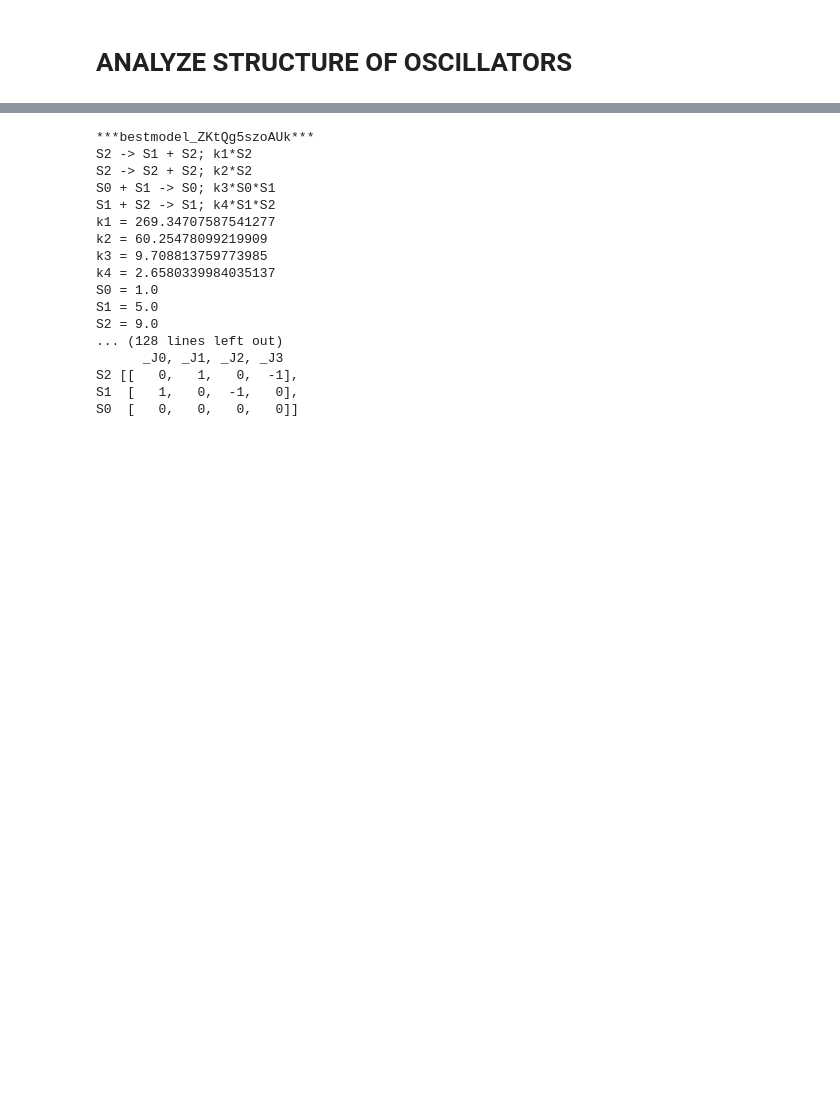
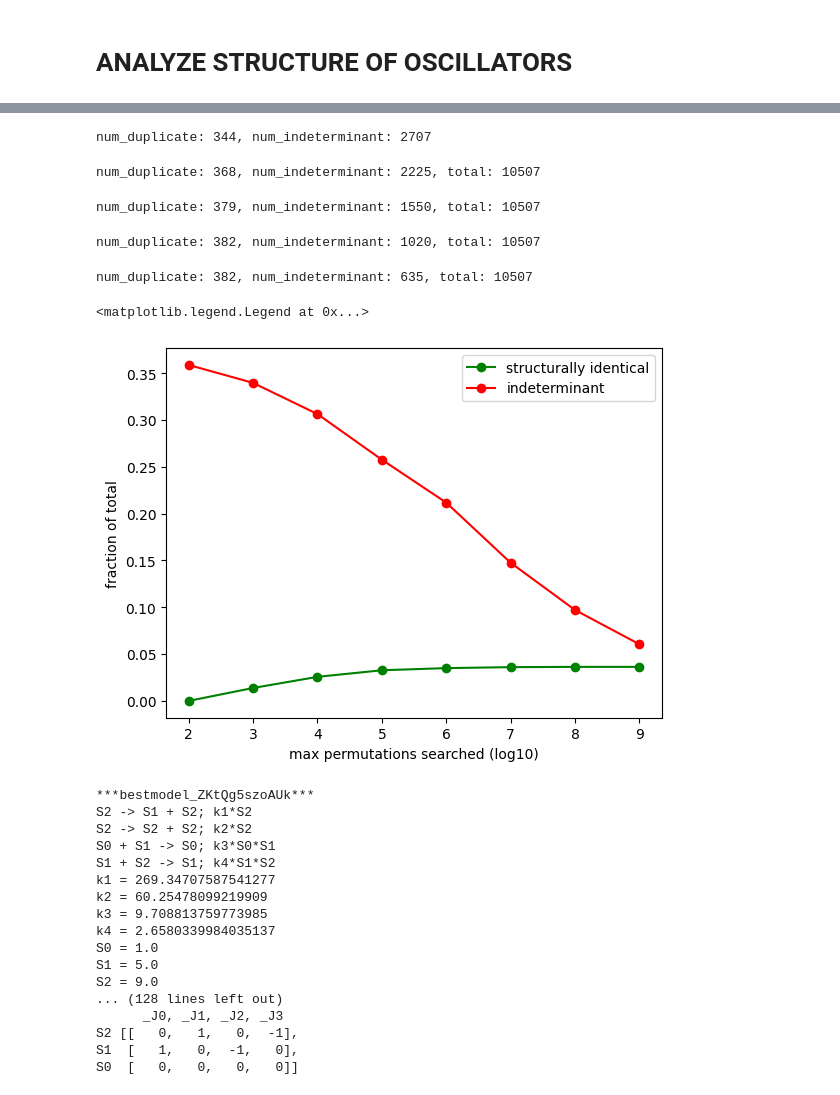
Before and after one commit to ModelEngineering/pySubnetSB, a Jupyter notebook: notebooks/analyze_structure.ipynb, the cells around one changed output, grey strips where cells are left out. Saved outputs shown, nothing was run; the diff lists cells and outputs as text; code cells hidden in the pictures; blank space fills up the shorter version.

```diff
--- a/notebooks/analyze_structure.ipynb
+++ b/notebooks/analyze_structure.ipynb
@@ -11,4 +17,6 @@ import tellurium as te
 # %%
 OSCILLATOR_PROJECT_DIR = "/Users/jlheller/home/Technical/repos/OscillatorDatabase"
 STRUCTURALLY_IDENTICAL_FILES = "bestmodel_ZKtQg5szoAUk---bestmodel_lTR7BUrpcTAy---bestmodel_Y4fPEi7PvO0w---bestmodel_yhI1I1IxoudY---bestmodel_wCBCoNxIRqb0---bestmodel_xTKG3iamyD4S---bestmodel_ZqsnhNDEiUsx".split("---")
-DIRECTORY = os.path.join(OSCILLATOR_PROJECT_DIR, "Oscillators_DOE_JUNE_12_C_27662")
+IDENTITY_STRONG_PATH_DCT = {d: os.path.join(cn.DATA_DIR, "strong_identity_1B", "identity_" + d + ".txt") for d in cn.OSCILLATOR_DIRS}
+IDENTITY_WEAK_PATH_DCT = {d: os.path.join(cn.DATA_DIR, "weak_identity_1B", "identity_" + d + ".txt") for d in cn.OSCILLATOR_DIRS}
+IDENTITY_WEAK_PATH_DCT
@@ -29,3 +96,73 @@ print(cn.OSCILLATOR_DIRS)
+# %%
+# Statistics: Fraction unique
+results = makeResultStr('Oscillators_June_10_B_10507')
+num_duplicate = np.sum([v.count("---") for v in results])
+#
+num_indeterminant = np.sum([v.count("*") for v in results])
+#
+print (f"num_duplicate: {num_duplicate}, num_indeterminant: {num_indeterminant}")
+# %% [output]
+num_duplicate: 344, num_indeterminant: 2707
+# %%
+# Statistics: Fraction unique
+results = makeResultStr('Oscillators_June_10_B_10507')
+num_duplicate = np.sum([v.count("---") for v in results])
+#
+num_indeterminant = np.sum([v.count("*") for v in results])
+#
+total = len(results) + num_duplicate
+#
+print (f"num_duplicate: {num_duplicate}, num_indeterminant: {num_indeterminant}, total: {total}")
+# %% [output]
+num_duplicate: 368, num_indeterminant: 2225, total: 10507
+# %%
+# Statistics: Fraction unique
+results = makeResultStr('Oscillators_June_10_B_10507')
+num_duplicate = np.sum([v.count("---") for v in results])
+#
+num_indeterminant = np.sum([v.count("*") for v in results])
+#
+total = len(results) + num_duplicate
+#
+print (f"num_duplicate: {num_duplicate}, num_indeterminant: {num_indeterminant}, total: {total}")
+# %% [output]
+num_duplicate: 379, num_indeterminant: 1550, total: 10507
+# %%
+# Statistics: Fraction unique
+results = makeResultStr('Oscillators_June_10_B_10507')
+num_duplicate = np.sum([v.count("---") for v in results])
+#
+num_indeterminant = np.sum([v.count("*") for v in results])
+#
+total = len(results) + num_duplicate
+#
+print (f"num_duplicate: {num_duplicate}, num_indeterminant: {num_indeterminant}, total: {total}")
+# %% [output]
+num_duplicate: 382, num_indeterminant: 1020, total: 10507
+# %%
+# Statistics: Fraction unique
+results = makeResultStr('Oscillators_June_10_B_10507')
+num_duplicate = np.sum([v.count("---") for v in results])
+#
+num_indeterminant = np.sum([v.count("*") for v in results])
+#
+total = len(results) + num_duplicate
+#
+print (f"num_duplicate: {num_duplicate}, num_indeterminant: {num_indeterminant}, total: {total}")
+# %% [output]
+num_duplicate: 382, num_indeterminant: 635, total: 10507
+# %%
+num_duplicates = [0, 145, 270, 344, 368, 379, 382, 382]
+num_indeterminants = [3770, 3569, 3219, 2707, 2225, 1550, 1020, 635]
+exps = [2, 3, 4, 5, 6, 7, 8, 9]
+plt.plot(exps, num_duplicates/total, color="g", marker="o")
+plt.plot(exps, num_indeterminants/total, color="r", marker="o")
+plt.ylabel("fraction of total")
+plt.xlabel("max permutations searched (log10)")
+plt.legend(["structurally identical", "indeterminant"])
+# %% [output]
+<matplotlib.legend.Legend at 0x...>
+[figure, added]
 # %%
 ANTIMONY_STRS = []
 for ffile in STRUCTURALLY_IDENTICAL_FILES:
```
Also changed, not shown: parts of 11 cells of this notebook, 58 other files.
